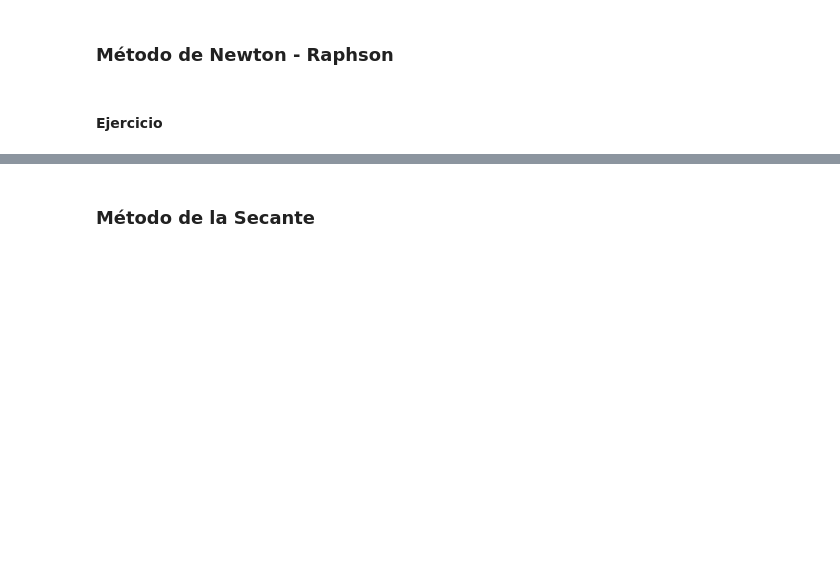
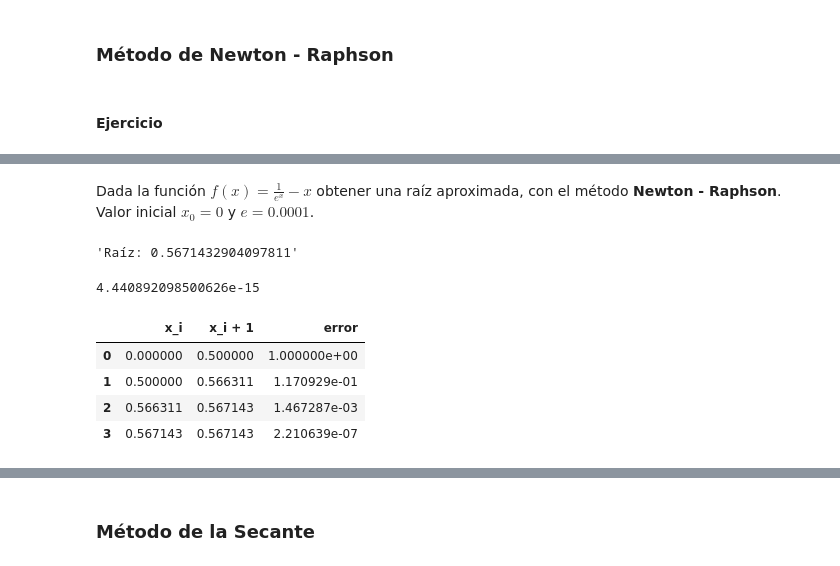
Before and after one commit to smaje99/numerical-methods-udla, a Jupyter notebook: raices de funciones.ipynb, the cells around one changed output, grey strips where cells are left out. Drawn from its saved outputs; the diff is of its cells as text; code cells hidden in the pictures; blank space fills up the shorter version.

```diff
--- a/raices de funciones.ipynb
+++ b/raices de funciones.ipynb
@@ -242,0 +259,2 @@ plt.show()
+# %% [markdown]
+Dada la función $f(x) = \frac{1}{e^x} - x$ obtener una raíz aproximada, con el método **Newton - Raphson**. Valor inicial $x_0 = 0$ y $e = 0.0001$.
@@ -242,0 +266,17 @@ plt.show()
+# %%
+f'Raíz: {root}'
+# %% [output]
+'Raíz: 0.5671432904097811'
+# %%
+fx(root)
+# %% [output]
+4.440892098500626e-15
+# %%
+table = np.array(table)
+pd.DataFrame(table, columns=['x_i', 'x_i + 1', 'error'])
+# %% [output]
+|  | x_i | x_i + 1 | error |
+| 0 | 0.000000 | 0.500000 | 1.000000e+00 |
+| 1 | 0.500000 | 0.566311 | 1.170929e-01 |
+| 2 | 0.566311 | 0.567143 | 1.467287e-03 |
+| 3 | 0.567143 | 0.567143 | 2.210639e-07 |
```
Also changed, not shown: parts of 5 cells of this notebook.
